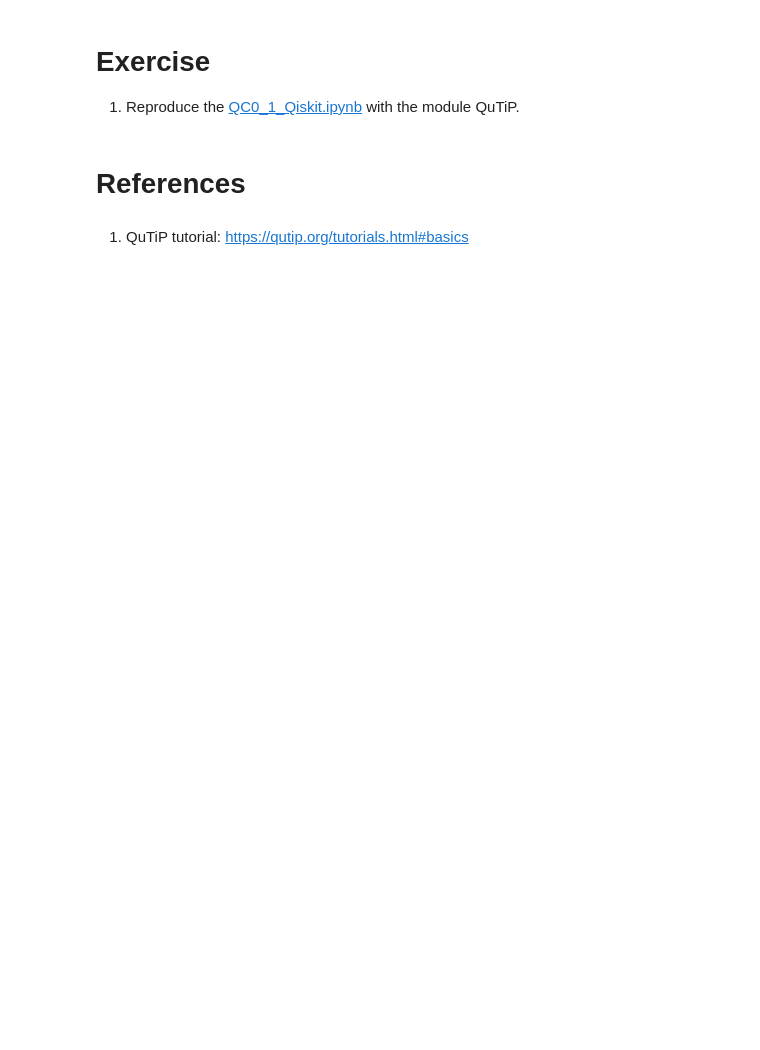
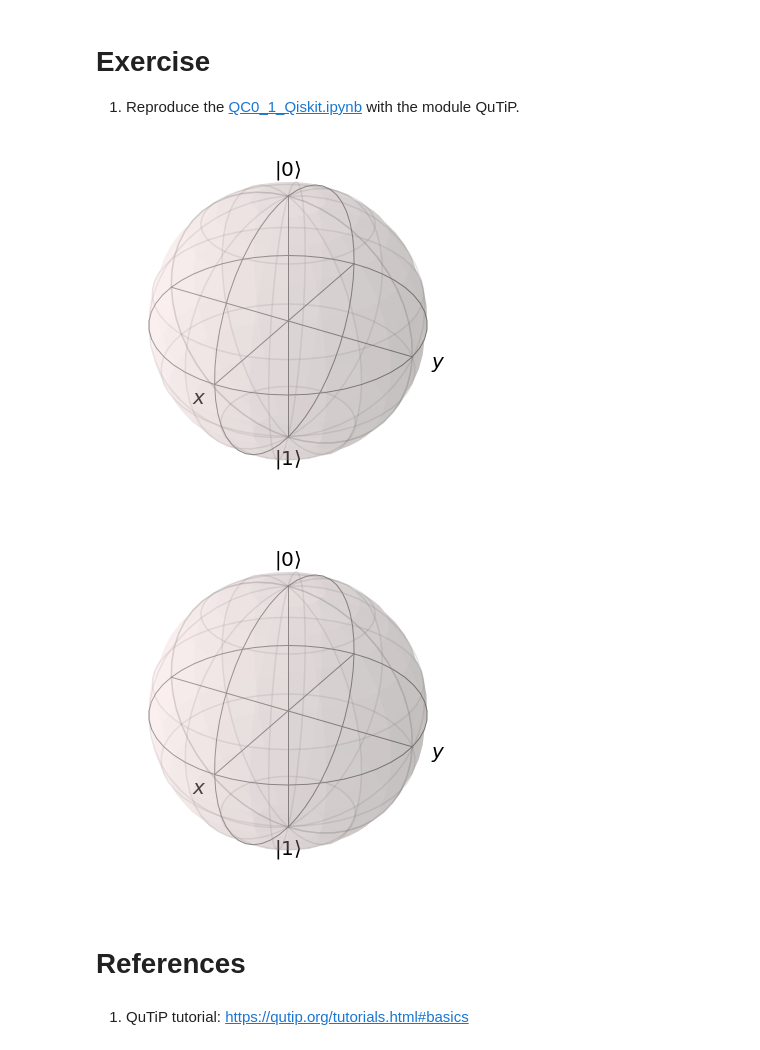
Before and after one commit to jaorduz/IntroQuantumCompu, a Jupyter notebook: NB_1/QC0_5_QuTiP.ipynb, the cells around one changed output. Cells and saved outputs as stored; diff of their text form; code cells hidden in the pictures; blank space fills up the shorter version.

```diff
--- a/NB_1/QC0_5_QuTiP.ipynb
+++ b/NB_1/QC0_5_QuTiP.ipynb
@@ -28,6 +39,12 @@ WARNING: Ignoring invalid distribution -iskit-terra (c:\users\javier_orduzducuar
 # Exercise
 
 1. Reproduce the [QC0_1_Qiskit.ipynb](QC0_1_Qiskit.ipynb) with the module QuTiP.
+# %%
+a = qt.Bloch()
+a.show()
+# %% [output]
+[figure, added]
+[figure, added]
 # %% [markdown]
 # References
 # %% [markdown]
```
Also changed, not shown: parts of 4 cells of this notebook.
